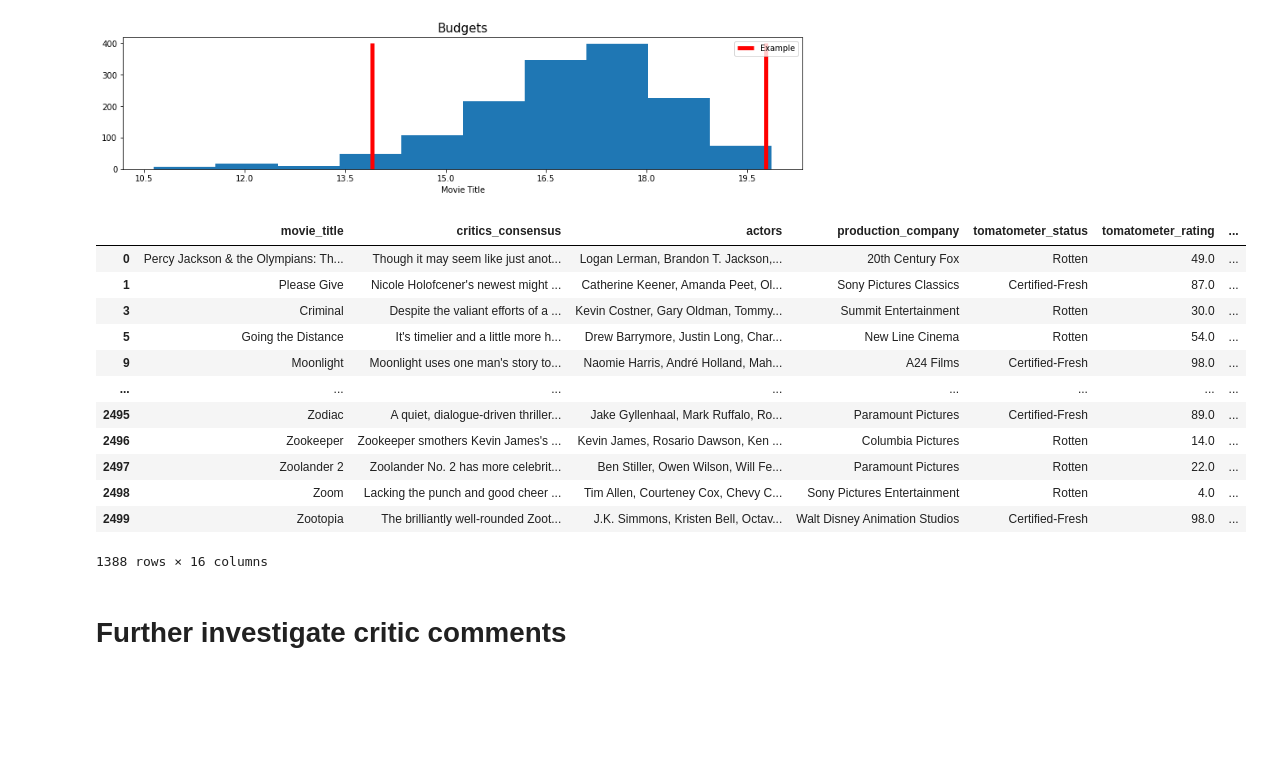
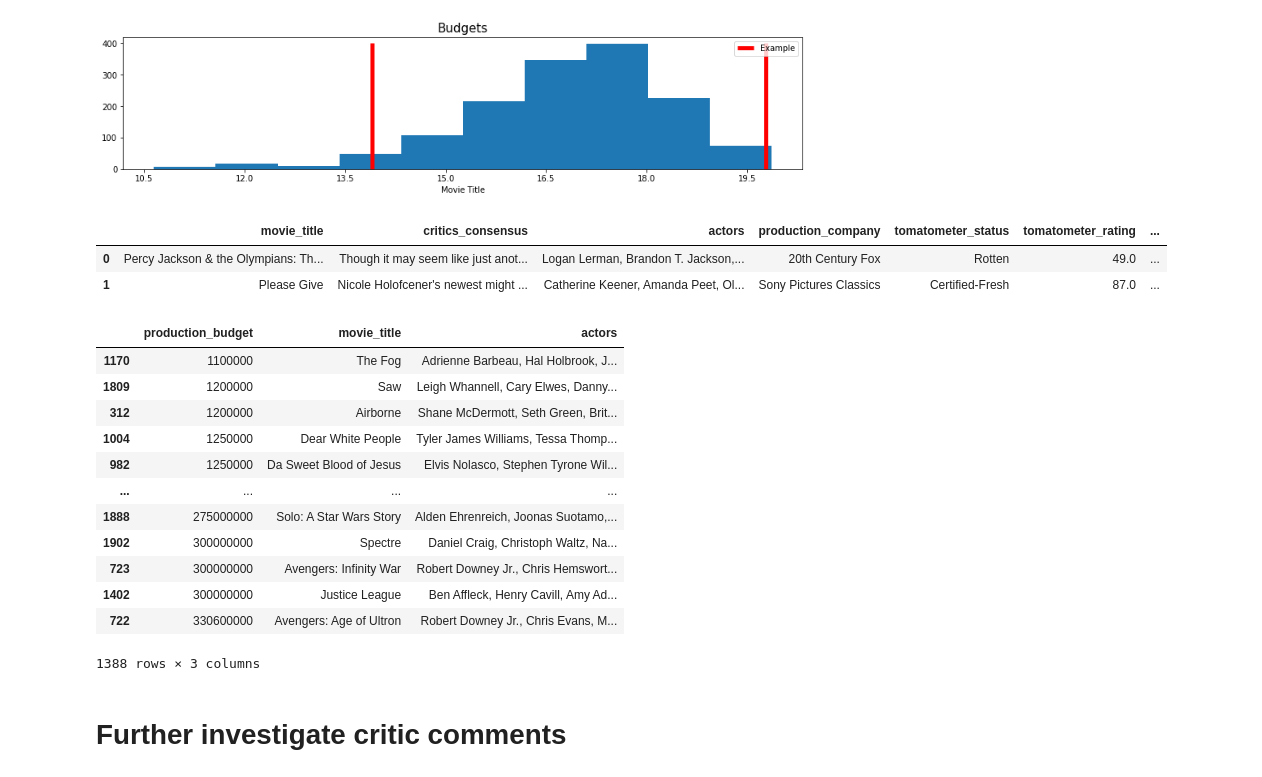
Before and after one commit to jchandleroneal/microsoft-movie-analysis, a Jupyter notebook: movie_analysis.ipynb, the cells around one changed output. Drawn from its saved outputs; the diff is of its cells as text; code cells hidden in the pictures; blank space fills up the shorter version.

Commit message:
sort budget

```diff
--- a/movie_analysis.ipynb
+++ b/movie_analysis.ipynb
@@ -267,21 +267,32 @@ ax.legend(["Example"], loc=1);
 # %% [output]
 [figure]
 # %%
-frame[(frame.logged_budget > lower_thresh) & (frame.logged_budget < upper_thresh)]
+budget_frame = frame[(frame.logged_budget > lower_thresh) & (frame.logged_budget < upper_thresh)]
+budget_frame.head(2)
 # %% [output]
 |  | movie_title | critics_consensus | actors | production_company | tomatometer_status | tomatometer_rating | ... |
 | 0 | Percy Jackson & the Olympians: Th... | Though it may seem like just anot... | Logan Lerman, Brandon T. Jackson,... | 20th Century Fox | Rotten | 49.0 | ... |
 | 1 | Please Give | Nicole Holofcener's newest might ... | Catherine Keener, Amanda Peet, Ol... | Sony Pictures Classics | Certified-Fresh | 87.0 | ... |
-| 3 | Criminal | Despite the valiant efforts of a ... | Kevin Costner, Gary Oldman, Tommy... | Summit Entertainment | Rotten | 30.0 | ... |
-| 5 | Going the Distance | It's timelier and a little more h... | Drew Barrymore, Justin Long, Char... | New Line Cinema | Rotten | 54.0 | ... |
-| 9 | Moonlight | Moonlight uses one man's story to... | Naomie Harris, André Holland, Mah... | A24 Films | Certified-Fresh | 98.0 | ... |
-| ... | ... | ... | ... | ... | ... | ... | ... |
-| 2495 | Zodiac | A quiet, dialogue-driven thriller... | Jake Gyllenhaal, Mark Ruffalo, Ro... | Paramount Pictures | Certified-Fresh | 89.0 | ... |
-| 2496 | Zookeeper | Zookeeper smothers Kevin James's ... | Kevin James, Rosario Dawson, Ken ... | Columbia Pictures | Rotten | 14.0 | ... |
-| 2497 | Zoolander 2 | Zoolander No. 2 has more celebrit... | Ben Stiller, Owen Wilson, Will Fe... | Paramount Pictures | Rotten | 22.0 | ... |
-| 2498 | Zoom | Lacking the punch and good cheer ... | Tim Allen, Courteney Cox, Chevy C... | Sony Pictures Entertainment | Rotten | 4.0 | ... |
-| 2499 | Zootopia | The brilliantly well-rounded Zoot... | J.K. Simmons, Kristen Bell, Octav... | Walt Disney Animation Studios | Certified-Fresh | 98.0 | ... |
-1388 rows × 16 columns
+# %%
+# budget compared
+# how to get groupby to work on this
+movie_actor_budget = budget_frame[['production_budget', 'movie_title','actors']].sort_values(by='production_budget')
+
+movie_actor_budget
+# %% [output]
+|  | production_budget | movie_title | actors |
+| 1170 | 1100000 | The Fog | Adrienne Barbeau, Hal Holbrook, J... |
+| 1809 | 1200000 | Saw | Leigh Whannell, Cary Elwes, Danny... |
+| 312 | 1200000 | Airborne | Shane McDermott, Seth Green, Brit... |
+| 1004 | 1250000 | Dear White People | Tyler James Williams, Tessa Thomp... |
+| 982 | 1250000 | Da Sweet Blood of Jesus | Elvis Nolasco, Stephen Tyrone Wil... |
+| ... | ... | ... | ... |
+| 1888 | 275000000 | Solo: A Star Wars Story | Alden Ehrenreich, Joonas Suotamo,... |
+| 1902 | 300000000 | Spectre | Daniel Craig, Christoph Waltz, Na... |
+| 723 | 300000000 | Avengers: Infinity War | Robert Downey Jr., Chris Hemswort... |
+| 1402 | 300000000 | Justice League | Ben Affleck, Henry Cavill, Amy Ad... |
+| 722 | 330600000 | Avengers: Age of Ultron | Robert Downey Jr., Chris Evans, M... |
+1388 rows × 3 columns
 # %% [markdown]
 # Further investigate critic comments
 # %%
```
Also changed, not shown: parts of 1 cell of this notebook.
